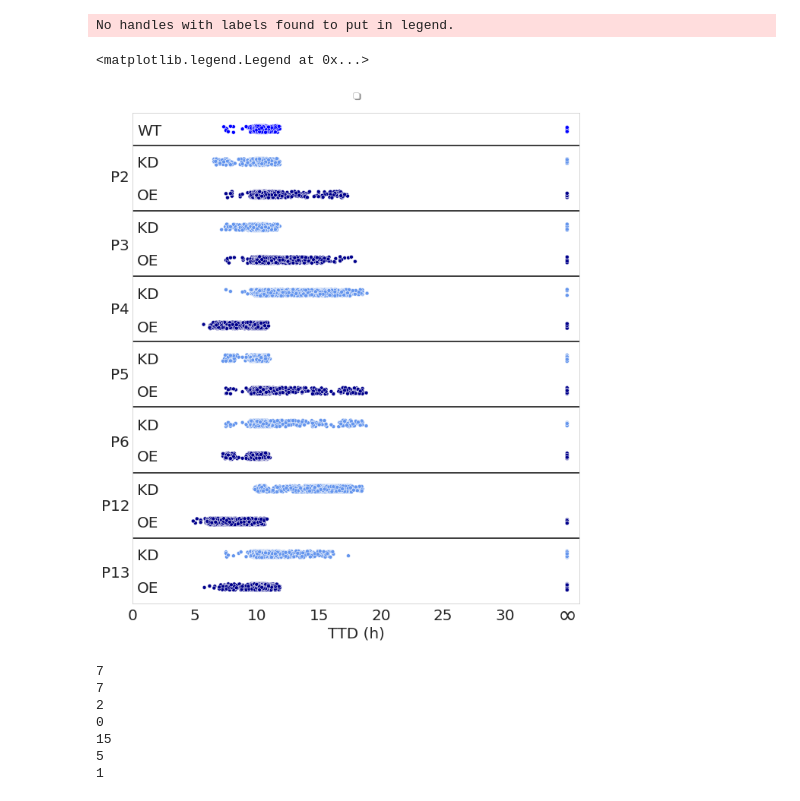
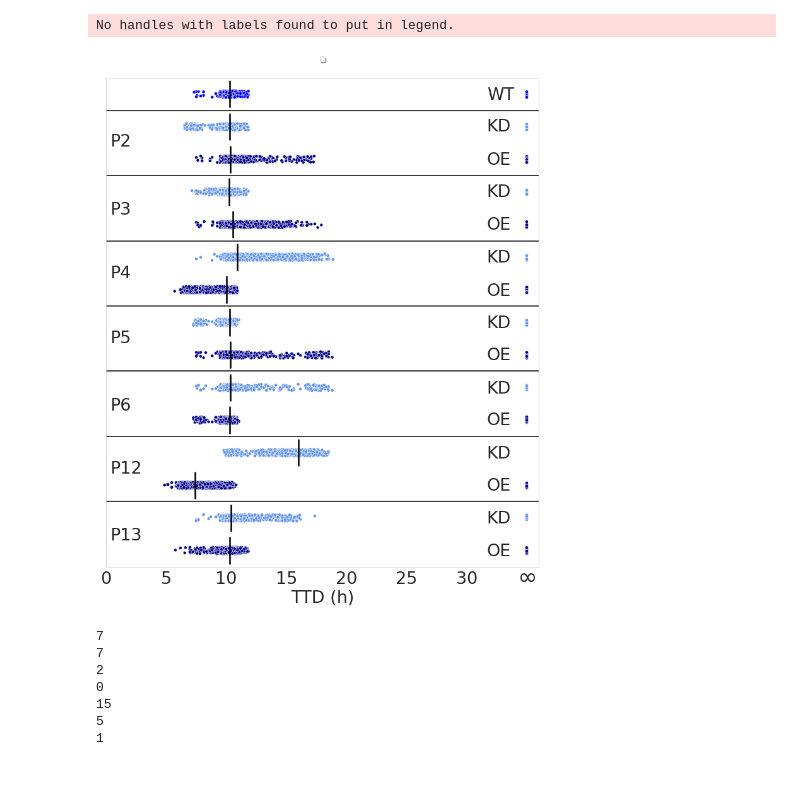
Before and after one commit to LoLab-MSM/NERM, a Jupyter notebook: sensitivity_analysis/Mode3/mode3_runfile_init_param_sens.ipynb, the cells around one changed output. Drawn from its saved outputs; the diff is of its cells as text; code cells hidden in the pictures.

```diff
--- a/sensitivity_analysis/Mode3/mode3_runfile_init_param_sens.ipynb
+++ b/sensitivity_analysis/Mode3/mode3_runfile_init_param_sens.ipynb
@@ -116,7 +129,7 @@ dfmode3hr = pd.read_csv("mode3_allparamsensdf_ttds.csv", index_col=0)
 # %%
 import seaborn as sns
 sns.set_style("whitegrid", {'axes.grid' : False})
-fig, ax = plt.subplots(figsize = (9,10))
+fig, ax = plt.subplots(figsize = (10,12))
 my_pal = {"WT": "blue",
           'P2 KD': "cornflowerblue",'P2 OE':"darkblue",
           'P3 KD': "cornflowerblue",'P3 OE':"darkblue",
@@ -126,62 +139,75 @@ my_pal = {"WT": "blue",
           'P12 KD': "cornflowerblue",'P12 OE':"darkblue",
           'P13 KD': "cornflowerblue",'P13 OE':"darkblue"}
 # b = sns.boxplot(x = "value", y ="variable", data = dfclus0, notch = True, width = 0.5, palette = my_pal)
 b = sns.stripplot(x="value", y="variable", data=pd.melt(dfmode3hr), marker = 'o',
                   linewidth=0.5,size=5, palette=my_pal, edgecolor="white")
-plt.annotate(r'$\infty$', xy = (0.95,-0.035), xycoords ='axes fraction', fontsize = 30)
+medianprops = dict(linestyle='-', linewidth=2.5, color='k')
+#            meanprops=meanpointprops,
+# boxprops = dict(linestyle='*', linewidth=30, color='k')
+b = sns.boxplot(showmeans=False,
+            meanline=False,
+            medianprops= medianprops,
+            whiskerprops={'visible': False},
+            zorder=10,
+            x="value",
+            y="variable",
+            data=pd.melt(dfmode3hr),
+            showfliers=False,
+            showbox=False,
+            showcaps=False,
+            ax=b)
+plt.annotate(r'$\infty$', xy = (0.95,-0.035), xycoords ='axes fraction', fontsize = 37)
 plt.axhline(y=0.5, color = 'k')
 plt.axhline(y=2.5, color = 'k')
 plt.axhline(y=4.5, color = 'k')
 plt.axhline(y=6.5, color = 'k')
 plt.axhline(y=8.5, color = 'k')
 plt.axhline(y=10.5, color = 'k')
 plt.axhline(y=12.5, color = 'k')
 plt.yticks(ticks = plt.yticks()[0], labels = ['', '', '','', '','', '',
                                              '', '', '','', ''])
 b.set_xlabel("")
 plt.xticks(fontsize = 25)
 b.set_ylabel("")
-plt.annotate('WT', xy = (0.01,.955), xycoords ='axes fraction', fontsize = 20)#(-0.2,.7)
-plt.annotate('KD', xy = (0.01,.89), xycoords ='axes fraction', fontsize = 20) #(-0.2,.42)
-plt.annotate('OE', xy = (0.01,.822), xycoords ='axes fraction', fontsize = 20) #(-0.2,.12)
-plt.annotate('KD', xy = (0.01,.756), xycoords ='axes fraction', fontsize = 20) #(-0.2,.12)
-plt.annotate('OE', xy = (0.01,.689), xycoords ='axes fraction', fontsize = 20) #(-0.2,.42)
-plt.annotate('KD', xy = (0.01,.622), xycoords ='axes fraction', fontsize = 20) #(-0.2,.12)
-plt.annotate('OE', xy = (0.01,.554), xycoords ='axes fraction', fontsize = 20) #(-0.2,.12)
+plt.annotate('WT', xy = (0.88,.955), xycoords ='axes fraction', fontsize = 27)#(-0.2,.7)
+plt.annotate('KD', xy = (0.88,.89), xycoords ='axes fraction', fontsize = 27) #(-0.2,.42)
+plt.annotate('OE', xy = (0.88,.822), xycoords ='axes fraction', fontsize = 27) #(-0.2,.12)
+plt.annotate('KD', xy = (0.88,.756), xycoords ='axes fraction', fontsize = 27) #(-0.2,.12)
+plt.annotate('OE', xy = (0.88,.689), xycoords ='axes fraction', fontsize = 27) #(-0.2,.42)
+plt.annotate('KD', xy = (0.88,.622), xycoords ='axes fraction', fontsize = 27) #(-0.2,.12)
+plt.annotate('OE', xy = (0.88,.554), xycoords ='axes fraction', fontsize = 27) #(-0.2,.12)
 
-plt.annotate('KD', xy = (0.01,.488), xycoords ='axes fraction', fontsize = 20) #(-0.2,.42)
-plt.annotate('OE', xy = (0.01,.422), xycoords ='axes fraction', fontsize = 20) #(-0.2,.12)
-plt.annotate('KD', xy = (0.01,.354), xycoords ='axes fraction', fontsize = 20) #(-0.2,.12)
-plt.annotate('OE', xy = (0.01,.290), xycoords ='axes fraction', fontsize = 20) #(-0.2,.42)
+plt.annotate('KD', xy = (0.88,.488), xycoords ='axes fraction', fontsize = 27) #(-0.2,.42)
+plt.annotate('OE', xy = (0.88,.422), xycoords ='axes fraction', fontsize = 27) #(-0.2,.12)
+plt.annotate('KD', xy = (0.88,.354), xycoords ='axes fraction', fontsize = 27) #(-0.2,.12)
+plt.annotate('OE', xy = (0.88,.290), xycoords ='axes fraction', fontsize = 27) #(-0.2,.42)
 
-plt.annotate('KD', xy = (0.01,.222), xycoords ='axes fraction', fontsize = 20) #(-0.2,.12)
-plt.annotate('OE', xy = (0.01,.156), xycoords ='axes fraction', fontsize = 20) #(-0.2,.42)
+plt.annotate('KD', xy = (0.88,.222), xycoords ='axes fraction', fontsize = 27) #(-0.2,.12)
+plt.annotate('OE', xy = (0.88,.156), xycoords ='axes fraction', fontsize = 27) #(-0.2,.42)
 
-plt.annotate('KD', xy = (0.01,.089), xycoords ='axes fraction', fontsize = 20) #(-0.2,.42)
-plt.annotate('OE', xy = (0.01,.022), xycoords ='axes fraction', fontsize = 20) #(-0.2,.12)
+plt.annotate('KD', xy = (0.88,.089), xycoords ='axes fraction', fontsize = 27) #(-0.2,.42)
+plt.annotate('OE', xy = (0.88,.022), xycoords ='axes fraction', fontsize = 27) #(-0.2,.12)
 
-plt.annotate('P2', xy = (-0.05,.86), xycoords ='axes fraction', fontsize = 20)#(-0.2,.7)
-plt.annotate('P3', xy = (-0.05,.72), xycoords ='axes fraction', fontsize = 20) #(-0.2,.42)
-plt.annotate('P4', xy = (-0.05,.59), xycoords ='axes fraction', fontsize = 20) #(-0.2,.12)
-plt.annotate('P5', xy = (-0.05,.458), xycoords ='axes fraction', fontsize = 20) #(-0.2,.12)
-plt.annotate('P6', xy = (-0.05,.32), xycoords ='axes fraction', fontsize = 20) #(-0.2,.42)
-plt.annotate('P12', xy = (-0.07,.19), xycoords ='axes fraction', fontsize = 20) #(-0.2,.42)
-plt.annotate('P13', xy = (-0.07,.054), xycoords ='axes fraction', fontsize = 20) #(-0.2,.12)
-b.tick_params(labelsize=25)
+plt.annotate('P2', xy = (0.01,.86), xycoords ='axes fraction', fontsize = 27)#(-0.2,.7)
+plt.annotate('P3', xy = (0.01,.72), xycoords ='axes fraction', fontsize = 27) #(-0.2,.42)
+plt.annotate('P4', xy = (0.01,.59), xycoords ='axes fraction', fontsize = 27) #(-0.2,.12)
+plt.annotate('P5', xy = (0.01,.458), xycoords ='axes fraction', fontsize = 27) #(-0.2,.12)
+plt.annotate('P6', xy = (0.01,.32), xycoords ='axes fraction', fontsize = 27) #(-0.2,.42)
+plt.annotate('P12', xy = (0.01,.19), xycoords ='axes fraction', fontsize = 27) #(-0.2,.42)
+plt.annotate('P13', xy = (0.01,.054), xycoords ='axes fraction', fontsize = 27) #(-0.2,.12)
+b.tick_params(labelsize=27)
 plt.xlim(xmax = 36, xmin = 0)
 ax.set_xticks([0,5, 10, 15, 20, 25,30])
-b.set_xlabel("TTD (h)",fontsize = 20)
+b.set_xlabel("TTD (h)",fontsize = 27)
 # ax.set_xticks([0,300, 600, 900, 1200, 1500,1800])
-b.tick_params(labelsize=20)
 plt.tight_layout()
 # plt.xlim(xmin = 1)
 plt.legend(loc='upper center', bbox_to_anchor=(0.5, 1.05),
           ncol=3, fancybox=True, shadow=True)
-# plt.savefig('pmlkl_mode3_paramsens_100tnf_stripdots_hrs_kdoeinside_edgewhite.pdf')
+plt.savefig('pmlkl_mode3_paramsens_100tnf_stripdots_hrs_kdoeinside_edgewhite_testingmedian.pdf')
 # %% [output]
 No handles with labels found to put in legend.
-<matplotlib.legend.Legend at 0x...>
-[figure, old version]
+[figure, new version]
 # %%
 print(ttdm2wt2.count(35))
 print(ttdm2r1kd2.count(35))
```
Also changed, not shown: parts of 1 cell of this notebook, 13 other files.
